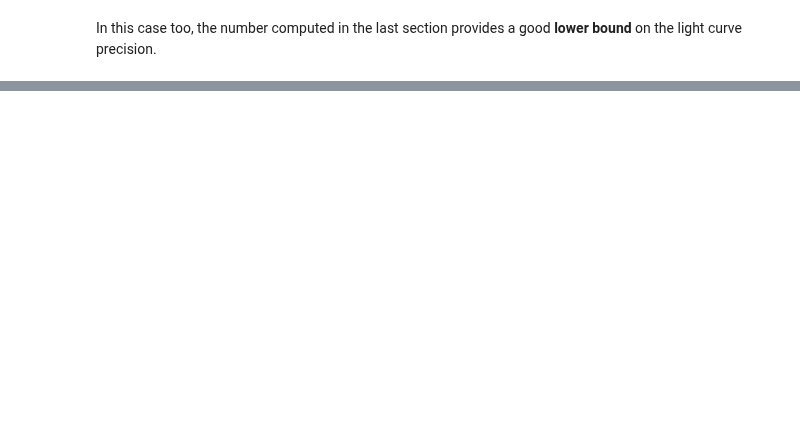
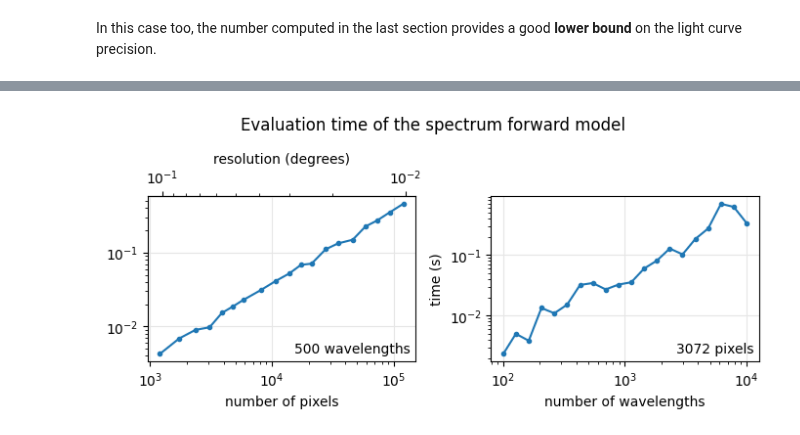
Before and after one commit to lgrcia/spotter, a Jupyter notebook: docs/notebooks/precision.ipynb, the cells around one changed output, grey strips where cells are left out. Cells and saved outputs as stored; diff of their text form; code cells hidden in the pictures; blank space fills up the shorter version.

```diff
--- a/docs/notebooks/precision.ipynb
+++ b/docs/notebooks/precision.ipynb
@@ -91,0 +187,77 @@ In this case too, the number computed in the last section provides a good **lowe
+# %%
+import jax.numpy as jnp
+from spotter.doppler import spectrum
+
+base_star = Star.from_sides(2**4, period=0.02, u=(0.2, 0.2), inc=1.4)
+
+pixels = hp.nside2npix(2**4)
+
+times_for_wv = []
+n_wls = np.logspace(2, 4, 20).astype(int)
+f = jax.jit(spectrum)
+
+for n_wl in tqdm(n_wls, desc="benchmark for wavelengths"):
+    wv = jnp.linspace(400, 410, n_wl) * 1e-9
+    spectra = np.random.rand(n_wl, pixels)
+    star = base_star.set(y=spectra, wv=wv)
+    jax.block_until_ready(f(star, 0.1))
+    _ = []
+    for i in range(n):
+        tic = time()
+        jax.block_until_ready(f(star, 0.1))
+        _.append(time() - tic)
+    times_for_wv.append(np.median(_))
+
+times_for_pix = []
+n_wl = 500
+wv = jnp.linspace(400, 410, n_wl) * 1e-9
+sides = np.logspace(1, 2.0, 20)
+sides = np.round(sides).astype(int)
+sides -= sides % 2
+pixels = np.sort(np.unique([hp.nside2npix(N) for N in sides]))
+f = jax.jit(spectrum)
+
+for N in tqdm(pixels, desc="benchmark for pixels"):
+    spectra = np.random.rand(n_wl, N)
+    star = base_star.set(y=spectra, wv=wv)
+    jax.block_until_ready(f(star, 0.1))
+    _ = []
+    for i in range(n):
+        tic = time()
+        jax.block_until_ready(f(star, 0.1))
+        _.append(time() - tic)
+    times_for_pix.append(np.median(_))
+
+import matplotlib.pyplot as plt
+
+fig, axes = plt.subplots(1, 2, figsize=(7, 3.2))
+axes[1].plot(n_wls, times_for_wv, ".-", label=device)
+secax = axes[0].secondary_xaxis(
+    "top",
+    functions=(
+        lambda x: hp.nside2resol(np.sqrt(x / 12.0)),
+        lambda x: hp.nside2resol(np.sqrt(x / 12.0)),
+    ),
+)
+secax.set_xlabel("resolution (degrees)")
+axes[1].set_xscale("log")
+axes[1].set_yscale("log")
+axes[1].set_xlabel("number of wavelengths")
+axes[1].set_ylabel("time (s)")
+axes[1].grid(color="0.9")
+axes[0].text(0.98, 0.05, "500 wavelengths", ha="right", transform=axes[0].transAxes)
+
+
+axes[0].plot(pixels, times_for_pix, ".-", label=device)
+axes[0].set_xscale("log")
+axes[0].set_yscale("log")
+axes[0].set_xlabel("number of pixels")
+axes[0].grid(color="0.9")
+axes[1].text(
+    0.98, 0.05, f"{base_star.size} pixels", ha="right", transform=axes[1].transAxes
+)
+
+plt.suptitle("Evaluation time of the spectrum forward model")
+plt.tight_layout()
+# %% [output]
+[figure, added]
```
Also changed, not shown: parts of 7 cells of this notebook, 1 other file.
